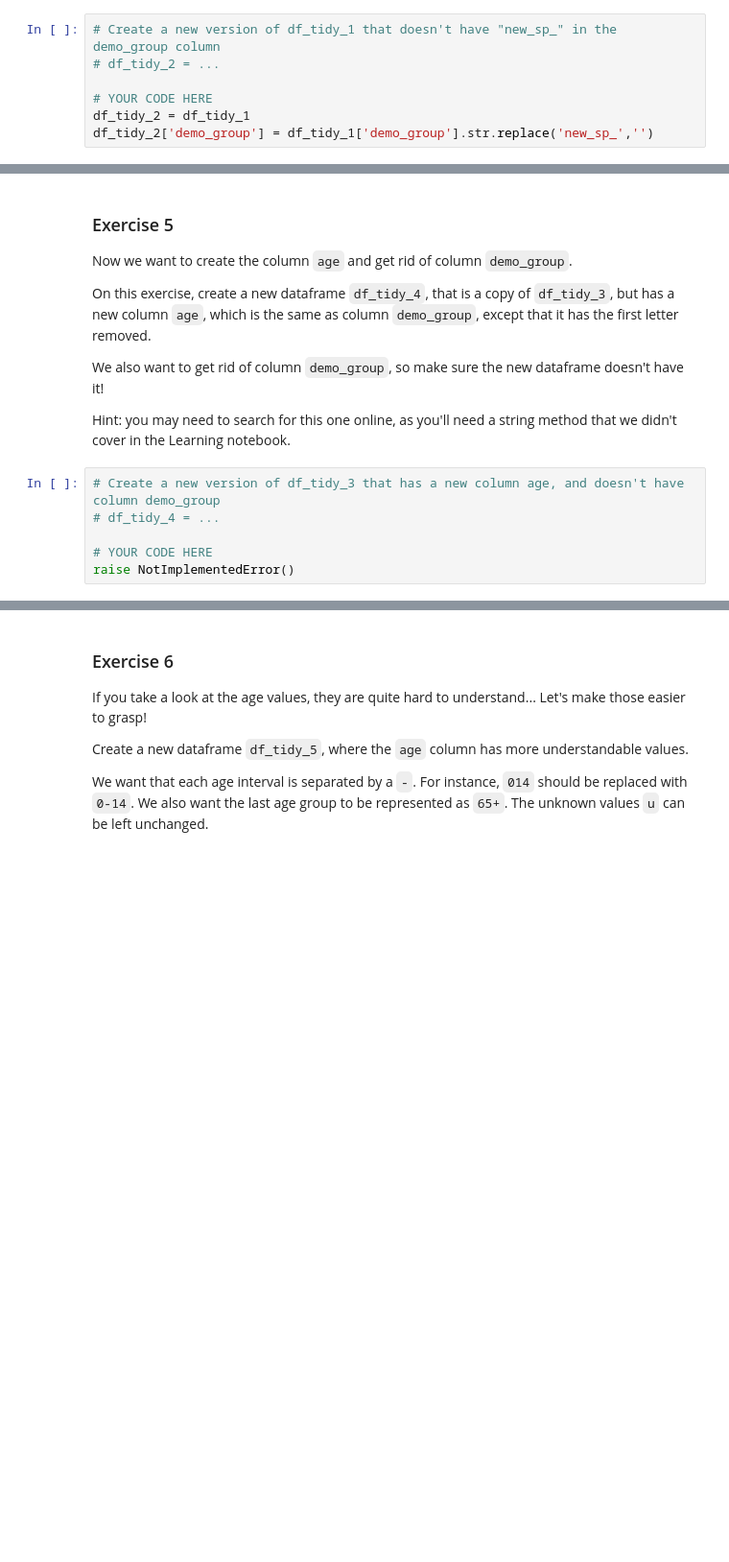
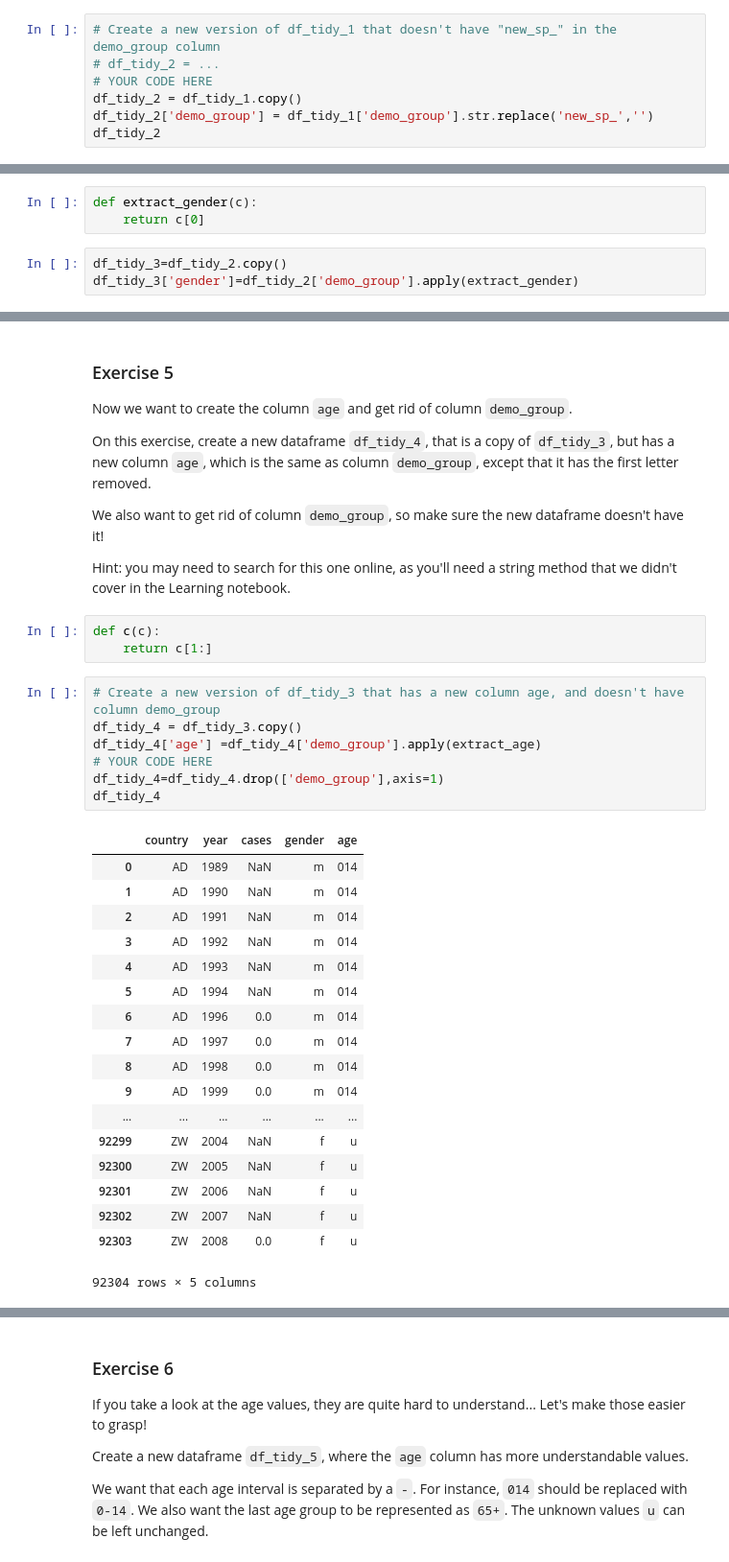
Before and after one commit to fcboss/data-science-academy-workspace, a Jupyter notebook: S01 - Bootcamp and Binary Classification/SLU06 - Dealing with Data Problems/Exercise notebook.ipynb, the cells around one changed output, grey strips where cells are left out. Shown at 96% size. Drawn from its saved outputs; the diff is of its cells as text; blank space fills up the shorter version.

```diff
--- a/S01 - Bootcamp and Binary Classification/SLU06 - Dealing with Data Problems/Exercise notebook.ipynb
+++ b/S01 - Bootcamp and Binary Classification/SLU06 - Dealing with Data Problems/Exercise notebook.ipynb
@@ -106,7 +137,7 @@ Create a new dataframe `df_tidy_2`, that is a copy of `df_tidy_1`, but where the
 # %%
 # Create a new version of df_tidy_1 that doesn't have "new_sp_" in the demo_group column
 # df_tidy_2 = ...
-
 # YOUR CODE HERE
-df_tidy_2 = df_tidy_1
+df_tidy_2 = df_tidy_1.copy()
 df_tidy_2['demo_group'] = df_tidy_1['demo_group'].str.replace('new_sp_','')
+df_tidy_2
@@ -155 +194,7 @@ df_tidy_3.groupby('gender').coun
+# %%
+def extract_gender(c):
+    return c[0]
+# %%
+df_tidy_3=df_tidy_2.copy()
+df_tidy_3['gender']=df_tidy_2['demo_group'].apply(extract_gender)
 # %%
@@ -179,10 +228,33 @@ On this exercise, create a new dataframe `df_tidy_4`, that is a copy of `df_tidy
 We also want to get rid of column `demo_group`, so make sure the new dataframe doesn't have it!
 
 Hint: you may need to search for this one online, as you'll need a string method that we didn't cover in the Learning notebook.
+# %%
+def c(c):
+    return c[1:]
 # %%
 # Create a new version of df_tidy_3 that has a new column age, and doesn't have column demo_group
-# df_tidy_4 = ...
-
+df_tidy_4 = df_tidy_3.copy()
+df_tidy_4['age'] =df_tidy_4['demo_group'].apply(extract_age)
 # YOUR CODE HERE
-raise NotImplementedError()
+df_tidy_4=df_tidy_4.drop(['demo_group'],axis=1)
+df_tidy_4
+# %% [output]
+|  | country | year | cases | gender | age |
+| 0 | AD | 1989 | NaN | m | 014 |
+| 1 | AD | 1990 | NaN | m | 014 |
+| 2 | AD | 1991 | NaN | m | 014 |
+| 3 | AD | 1992 | NaN | m | 014 |
+| 4 | AD | 1993 | NaN | m | 014 |
+| 5 | AD | 1994 | NaN | m | 014 |
+| 6 | AD | 1996 | 0.0 | m | 014 |
+| 7 | AD | 1997 | 0.0 | m | 014 |
+| 8 | AD | 1998 | 0.0 | m | 014 |
+| 9 | AD | 1999 | 0.0 | m | 014 |
+| ... | ... | ... | ... | ... | ... |
+| 92299 | ZW | 2004 | NaN | f | u |
+| 92300 | ZW | 2005 | NaN | f | u |
+| 92301 | ZW | 2006 | NaN | f | u |
+| 92302 | ZW | 2007 | NaN | f | u |
+| 92303 | ZW | 2008 | 0.0 | f | u |
+92304 rows × 5 columns
 # %%
```
Also changed, not shown: parts of 24 cells of this notebook.
